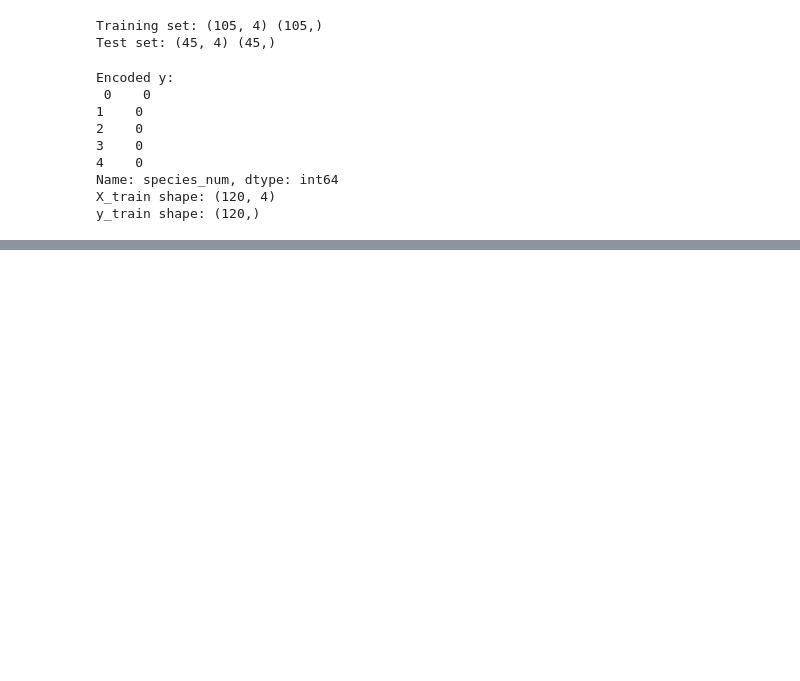
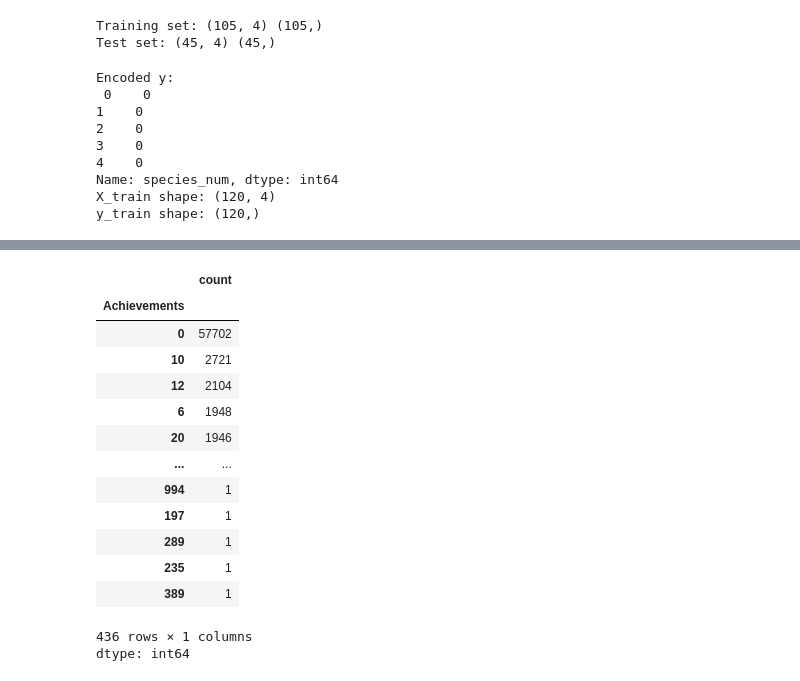
Before and after one commit to anushkamaisa/ML_LAB, a Jupyter notebook: MLPractice.ipynb, the cells around one changed output, grey strips where cells are left out. Cells and saved outputs as stored; diff of their text form; code cells hidden in the pictures; blank space fills up the shorter version.

```diff
--- a/MLPractice.ipynb
+++ b/MLPractice.ipynb
@@ -808,0 +986,9 @@ y_train shape: (120,)
+# %%
+import pandas as pd
+import numpy as np
+from sklearn.model_selection import train_test_split
+from sklearn.feature_selection import VarianceThreshold
+import matplotlib.pyplot as plt
+import seaborn as sns
+df=pd.read_csv("https://huggingface.co/datasets/FronkonGames/steam-games-dataset/resolve/main/games.csv") #loading the dataset
+df.shape
@@ -808,0 +1029,18 @@ y_train shape: (120,)
+# %%
+df['Achievements'].value_counts()
+# %% [output]
+|  | count |
+| Achievements |  |
+| 0 | 57702 |
+| 10 | 2721 |
+| 12 | 2104 |
+| 6 | 1948 |
+| 20 | 1946 |
+| ... | ... |
+| 994 | 1 |
+| 197 | 1 |
+| 289 | 1 |
+| 235 | 1 |
+| 389 | 1 |
+436 rows × 1 columns
+dtype: int64
```
Also changed, not shown: parts of 18 cells of this notebook.
